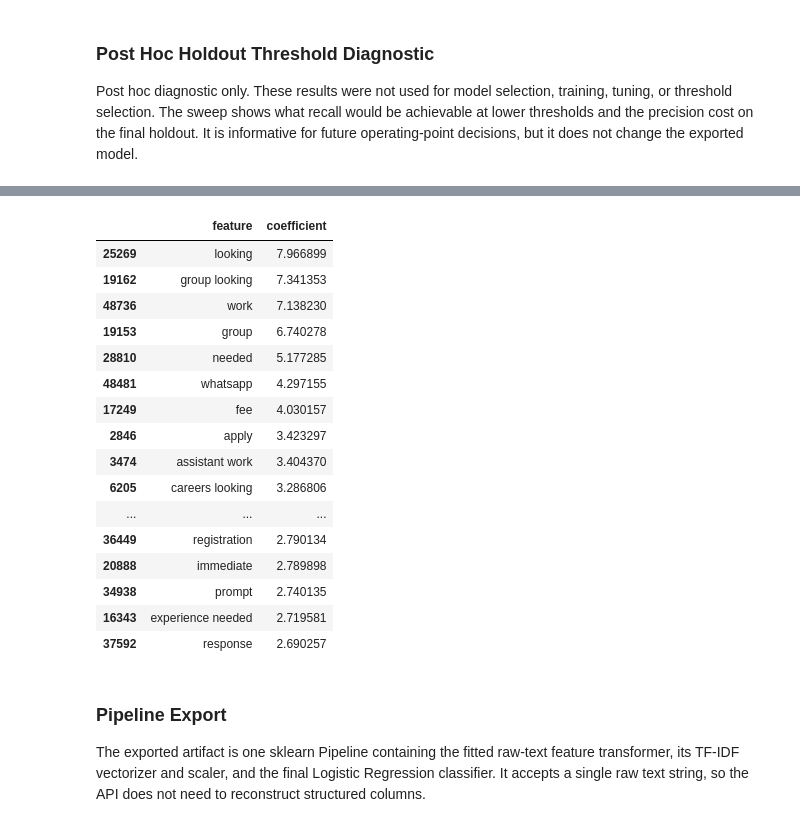
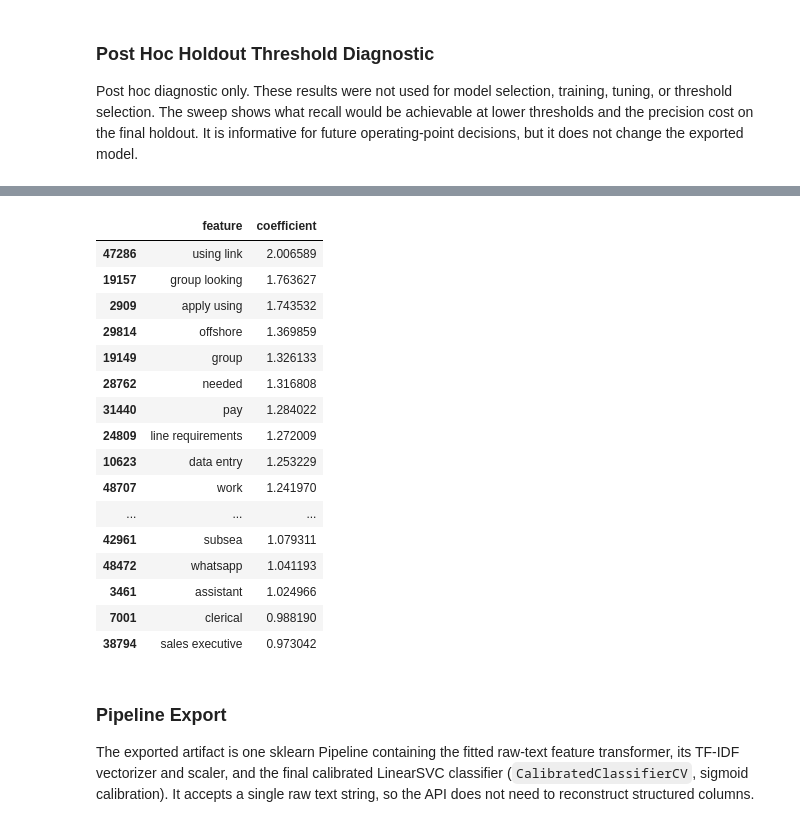
Before and after one commit to group2DS/job-scam-detection, a Jupyter notebook: notebooks/01_job_scam_detection.ipynb, the cells around one changed output, grey strips where cells are left out. Drawn from its saved outputs; the diff is of its cells as text; code cells hidden in the pictures.

```diff
--- a/notebooks/01_job_scam_detection.ipynb
+++ b/notebooks/01_job_scam_detection.ipynb
@@ -2361,0 +2469,15 @@ Best Logistic Regression CV PR-AUC: 0.9904
+# %%
+from sklearn.naive_bayes import MultinomialNB
+
+nb_grid = GridSearchCV(
+    MultinomialNB(),
+    {"alpha": [0.01, 0.05, 0.1, 0.5, 1.0, 2.0]},
+    scoring="average_precision",
+    cv=5,
+    n_jobs=-1,
+)
+nb_grid.fit(X_train_tfidf, y_train)
+
+best_nb = nb_grid.best_estimator_
+print("Best Naive Bayes parameters:", nb_grid.best_params_)
+print("Best Naive Bayes CV PR-AUC:", round(nb_grid.best_score_, 4))
@@ -2443,11 +2744,15 @@ X_development_hybrid = hstack([
     X_development_numeric,
 ]).tocsr()
 
-final_model = LogisticRegression(
-    C=best_lr.C,
-    class_weight="balanced",
-    max_iter=2000,
-    random_state=42,
+final_model = CalibratedClassifierCV(
+    LinearSVC(
+        C=best_svm.C,
+        class_weight="balanced",
+        random_state=42,
+        max_iter=3000,
+    ),
+    method="sigmoid",
+    cv=5,
 )
 final_model.fit(X_development_hybrid, y_development)
 final_threshold = best_threshold
@@ -2559,40 +2874,55 @@ Positive Logistic Regression coefficients push a posting toward Fraud-risk, whil
 # %%
 tfidf_feature_names = final_tfidf.get_feature_names_out()
 all_feature_names = list(tfidf_feature_names) + list(
     TextFeatureBuilder.NUMERIC_COLUMNS
 )
+
+# CalibratedClassifierCV(cv=5) fits 5 separate LinearSVC instances internally
+# (one per fold) rather than a single one, so there is no single `.coef_`.
+# Averaging across folds gives an approximate, aggregate view of feature
+# importance for the calibrated SVM.
+fold_coefs = np.array([
+    calibrated_classifier.estimator.coef_[0]
+    for calibrated_classifier in final_model.calibrated_classifiers_
+])
+mean_coefs = fold_coefs.mean(axis=0)
+
 coef_df = pd.DataFrame({
     "feature": all_feature_names,
-    "coefficient": final_model.coef_[0],
+    "coefficient": mean_coefs,
 })
 
 top_fraud_features = coef_df.sort_values(
     "coefficient", ascending=False
 ).head(20)
 
 top_fraud_features
 # %% [output]
 |  | feature | coefficient |
-| 25269 | looking | 7.966899 |
-| 19162 | group looking | 7.341353 |
-| 48736 | work | 7.138230 |
-| 19153 | group | 6.740278 |
-| 28810 | needed | 5.177285 |
-| 48481 | whatsapp | 4.297155 |
-| 17249 | fee | 4.030157 |
-| 2846 | apply | 3.423297 |
-| 3474 | assistant work | 3.404370 |
-| 6205 | careers looking | 3.286806 |
+| 47286 | using link | 2.006589 |
+| 19157 | group looking | 1.763627 |
+| 2909 | apply using | 1.743532 |
+| 29814 | offshore | 1.369859 |
+| 19149 | group | 1.326133 |
+| 28762 | needed | 1.316808 |
+| 31440 | pay | 1.284022 |
+| 24809 | line requirements | 1.272009 |
+| 10623 | data entry | 1.253229 |
+| 48707 | work | 1.241970 |
 | ... | ... | ... |
-| 36449 | registration | 2.790134 |
-| 20888 | immediate | 2.789898 |
-| 34938 | prompt | 2.740135 |
-| 16343 | experience needed | 2.719581 |
-| 37592 | response | 2.690257 |
+| 42961 | subsea | 1.079311 |
+| 48472 | whatsapp | 1.041193 |
+| 3461 | assistant | 1.024966 |
+| 7001 | clerical | 0.988190 |
+| 38794 | sales executive | 0.973042 |
 # %% [markdown]
 ### Pipeline Export
 
-The exported artifact is one sklearn Pipeline containing the fitted raw-text feature transformer, its TF-IDF vectorizer and scaler, and the final Logistic Regression classifier. It accepts a single raw text string, so the API does not need to reconstruct structured columns.
+The exported artifact is one sklearn Pipeline containing the fitted
+raw-text feature transformer, its TF-IDF vectorizer and scaler, and the
+final calibrated LinearSVC classifier (`CalibratedClassifierCV`, sigmoid
+calibration). It accepts a single raw text string, so the API does not
+need to reconstruct structured columns.
 # %%
 from pathlib import Path
 import joblib
```
Also changed, not shown: parts of 141 cells of this notebook.
